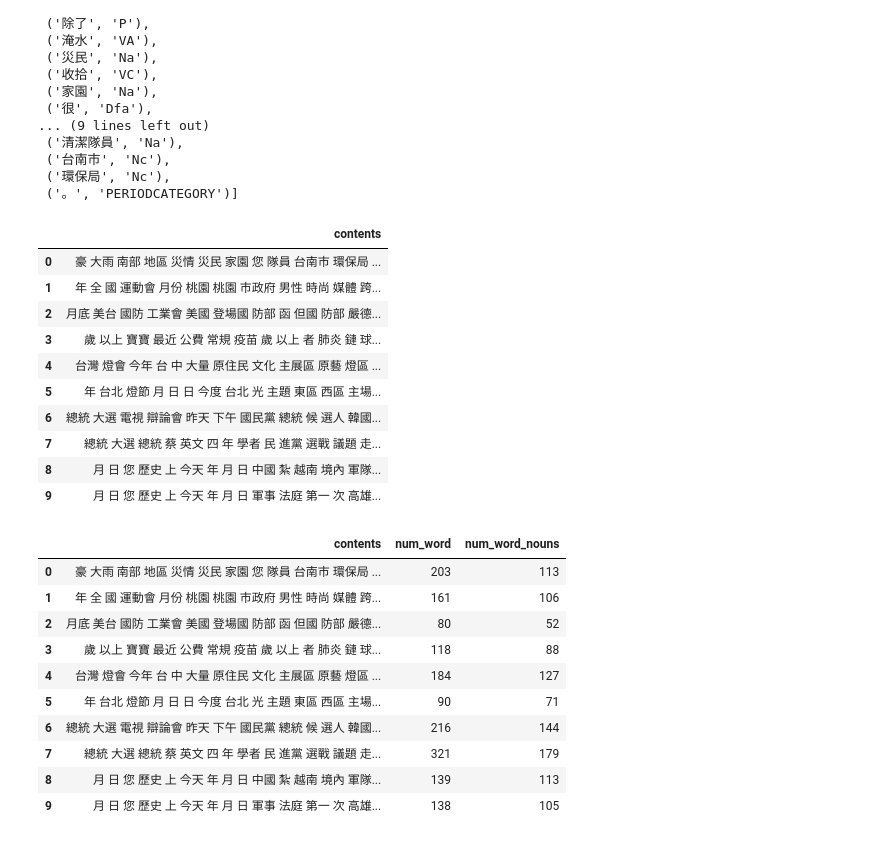
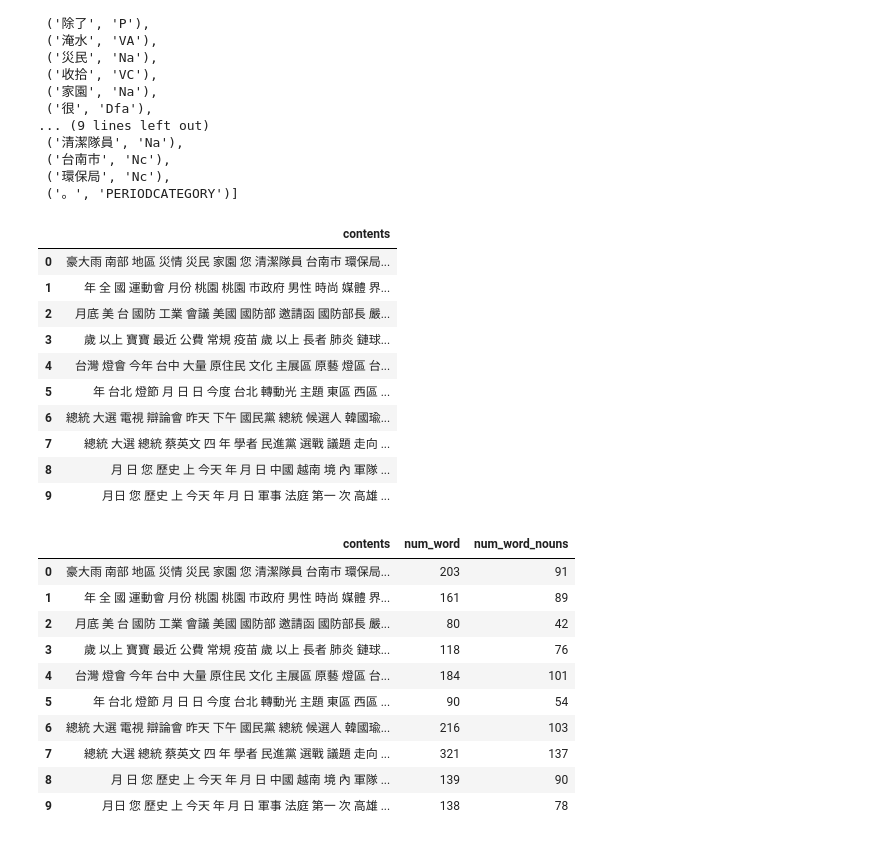
Before and after one commit to miniricer/topic_model_example, a Jupyter notebook: 4.topic_model_supervised.ipynb, the cells around one changed output. Cells and saved outputs as stored; diff of their text form; code cells hidden in the pictures.

```diff
--- a/4.topic_model_supervised.ipynb
+++ b/4.topic_model_supervised.ipynb
@@ -259,4 +280,4 @@ data_utils.download_data_gdown("./")
 # %%
-clean_data_sen = pd.read_pickle('data_pickle/clean_data_sentence.pkl')
+clean_data_sen = pd.read_pickle('/content/drive/MyDrive/Colab Notebooks/2024.01.05/topic_model_example-master/data_pickle/clean_data_sentence.pkl')
 clean_data_sen.head(3)
 # %% [output]
@@ -266,0 +288,3 @@ clean_data_sen.head(3)
+# %%
+clean_data_seg = pd.read_pickle('/content/drive/MyDrive/Colab Notebooks/2024.01.05/topic_model_example-master/data_pickle/clean_data_segment.pkl')
+clean_data_seg.head(3)
@@ -268,9 +297,9 @@ clean_data_sen.head(3)
 from ckiptagger import WS, POS, NER
 
 text = '豪大雨造成南部地區重大災情除了淹水災民收拾家園很辛苦也要帶您來看到辛苦的清潔隊員台南市環保局。'
-ws = WS("./data")
-pos = POS("./data")
-ner = NER("./data")
+ws = WS("/content/drive/MyDrive/Colab Notebooks/2024.01.05/topic_model_example-master/data")
+pos = POS("/content/drive/MyDrive/Colab Notebooks/2024.01.05/topic_model_example-master/data")
+ner = NER("/content/drive/MyDrive/Colab Notebooks/2024.01.05/topic_model_example-master/data")
 
 ws_results = ws([text])
 pos_results = pos(ws_results)
@@ -321,29 +352,29 @@ data_nouns = pd.DataFrame(clean_data_sen.head(10).contents.apply(nouns))
 data_nouns
 # %% [output]
 |  | contents |
-| 0 | 豪 大雨 南部 地區 災情 災民 家園 您 隊員 台南市 環保局 ... |
-| 1 | 年 全 國 運動會 月份 桃園 桃園 市政府 男性 時尚 媒體 跨... |
-| 2 | 月底 美台 國防 工業會 美國 登場國 防部 函 但國 防部 嚴德... |
-| 3 | 歲 以上 寶寶 最近 公費 常規 疫苗 歲 以上 者 肺炎 鏈 球... |
-| 4 | 台灣 燈會 今年 台 中 大量 原住民 文化 主展區 原藝 燈區 ... |
-| 5 | 年 台北 燈節 月 日 日 今度 台北 光 主題 東區 西區 主場... |
-| 6 | 總統 大選 電視 辯論會 昨天 下午 國民黨 總統 候 選人 韓國... |
-| 7 | 總統 大選 總統 蔡 英文 四 年 學者 民 進黨 選戰 議題 走... |
-| 8 | 月 日 您 歷史 上 今天 年 月 日 中國 紮 越南 境內 軍隊... |
-| 9 | 月 日 您 歷史 上 今天 年 月 日 軍事 法庭 第一 次 高雄... |
+| 0 | 豪大雨 南部 地區 災情 災民 家園 您 清潔隊員 台南市 環保局... |
+| 1 | 年 全 國 運動會 月份 桃園 桃園 市政府 男性 時尚 媒體 界... |
+| 2 | 月底 美 台 國防 工業 會議 美國 國防部 邀請函 國防部長 嚴... |
+| 3 | 歲 以上 寶寶 最近 公費 常規 疫苗 歲 以上 長者 肺炎 鏈球... |
+| 4 | 台灣 燈會 今年 台中 大量 原住民 文化 主展區 原藝 燈區 台... |
+| 5 | 年 台北 燈節 月 日 日 今度 台北 轉動光 主題 東區 西區 ... |
+| 6 | 總統 大選 電視 辯論會 昨天 下午 國民黨 總統 候選人 韓國瑜... |
+| 7 | 總統 大選 總統 蔡英文 四 年 學者 民進黨 選戰 議題 走向 ... |
+| 8 | 月 日 您 歷史 上 今天 年 月 日 中國 越南 境 內 軍隊 ... |
+| 9 | 月日 您 歷史 上 今天 年 月 日 軍事 法庭 第一 次 高雄 ... |
 # %%
-data_nouns['num_word'] = pd.DataFrame(clean_data_sen.contents.apply(lambda x: len(str(x).split(' '))))
+data_nouns['num_word'] = pd.DataFrame(clean_data_seg.contents.apply(lambda x: len(str(x).split(' '))))
 data_nouns['num_word_nouns'] = pd.DataFrame(data_nouns.contents.apply(lambda x: len(str(x).split(' '))))
 data_nouns.head(10)
 # %% [output]
 |  | contents | num_word | num_word_nouns |
-| 0 | 豪 大雨 南部 地區 災情 災民 家園 您 隊員 台南市 環保局 ... | 203 | 113 |
-| 1 | 年 全 國 運動會 月份 桃園 桃園 市政府 男性 時尚 媒體 跨... | 161 | 106 |
-| 2 | 月底 美台 國防 工業會 美國 登場國 防部 函 但國 防部 嚴德... | 80 | 52 |
-| 3 | 歲 以上 寶寶 最近 公費 常規 疫苗 歲 以上 者 肺炎 鏈 球... | 118 | 88 |
-| 4 | 台灣 燈會 今年 台 中 大量 原住民 文化 主展區 原藝 燈區 ... | 184 | 127 |
-| 5 | 年 台北 燈節 月 日 日 今度 台北 光 主題 東區 西區 主場... | 90 | 71 |
-| 6 | 總統 大選 電視 辯論會 昨天 下午 國民黨 總統 候 選人 韓國... | 216 | 144 |
-| 7 | 總統 大選 總統 蔡 英文 四 年 學者 民 進黨 選戰 議題 走... | 321 | 179 |
-| 8 | 月 日 您 歷史 上 今天 年 月 日 中國 紮 越南 境內 軍隊... | 139 | 113 |
-| 9 | 月 日 您 歷史 上 今天 年 月 日 軍事 法庭 第一 次 高雄... | 138 | 105 |
+| 0 | 豪大雨 南部 地區 災情 災民 家園 您 清潔隊員 台南市 環保局... | 203 | 91 |
+| 1 | 年 全 國 運動會 月份 桃園 桃園 市政府 男性 時尚 媒體 界... | 161 | 89 |
+| 2 | 月底 美 台 國防 工業 會議 美國 國防部 邀請函 國防部長 嚴... | 80 | 42 |
+| 3 | 歲 以上 寶寶 最近 公費 常規 疫苗 歲 以上 長者 肺炎 鏈球... | 118 | 76 |
+| 4 | 台灣 燈會 今年 台中 大量 原住民 文化 主展區 原藝 燈區 台... | 184 | 101 |
+| 5 | 年 台北 燈節 月 日 日 今度 台北 轉動光 主題 東區 西區 ... | 90 | 54 |
+| 6 | 總統 大選 電視 辯論會 昨天 下午 國民黨 總統 候選人 韓國瑜... | 216 | 103 |
+| 7 | 總統 大選 總統 蔡英文 四 年 學者 民進黨 選戰 議題 走向 ... | 321 | 137 |
+| 8 | 月 日 您 歷史 上 今天 年 月 日 中國 越南 境 內 軍隊 ... | 139 | 90 |
+| 9 | 月日 您 歷史 上 今天 年 月 日 軍事 法庭 第一 次 高雄 ... | 138 | 78 |
```
Also changed, not shown: parts of 14 cells of this notebook.
